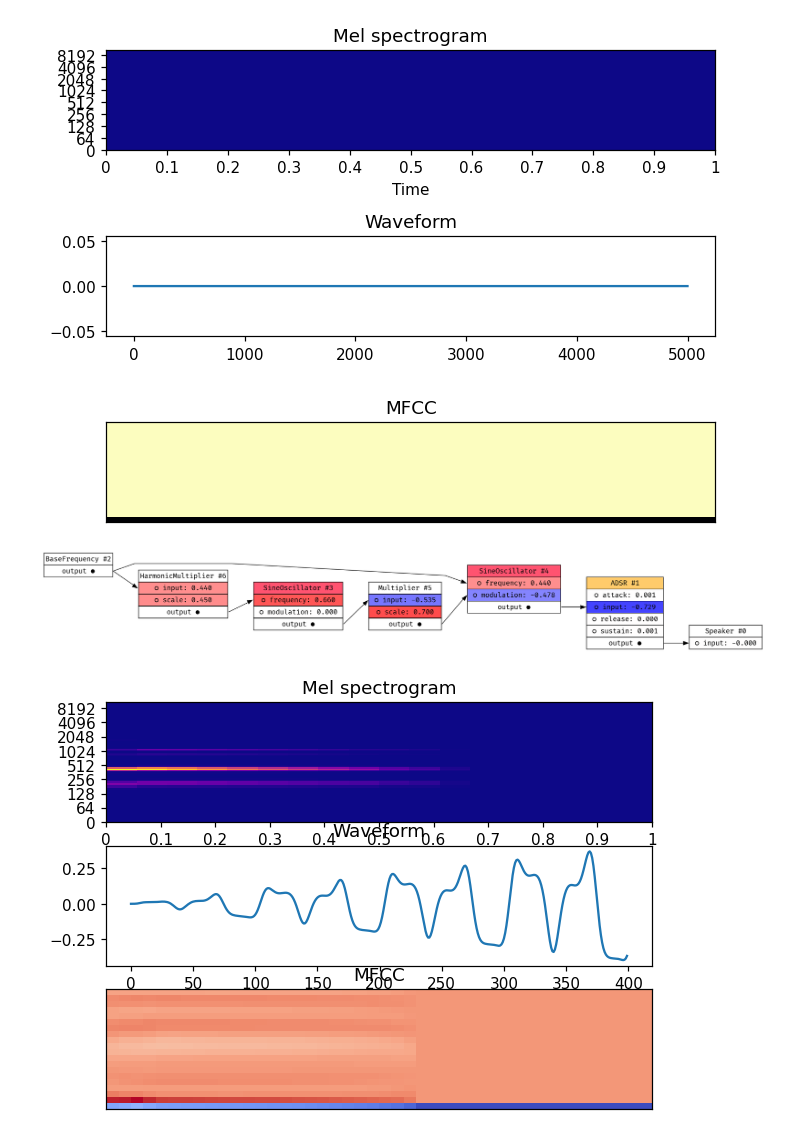
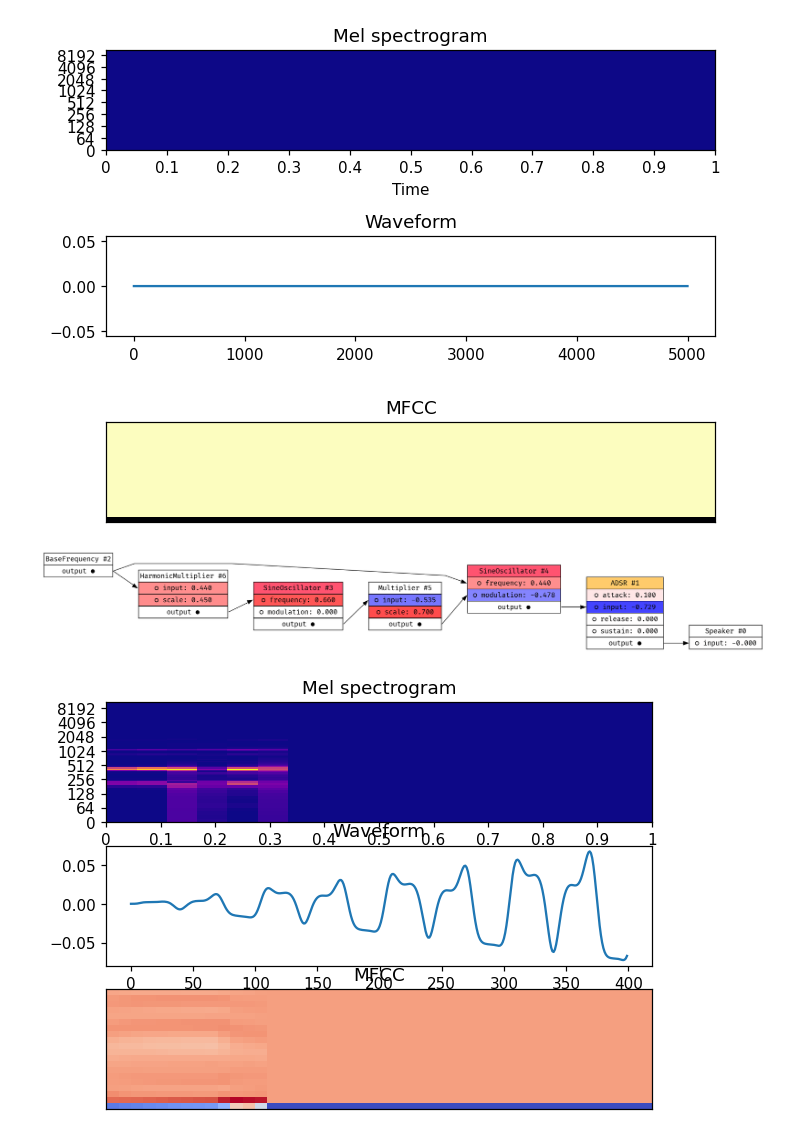
Before and after one commit to Wint3rmute/luthier, a Jupyter notebook: prototyping.ipynb, the cells around one changed output. Drawn from its saved outputs; the diff is of its cells as text; code cells hidden in the pictures.

```diff
--- a/prototyping.ipynb
+++ b/prototyping.ipynb
@@ -83,36 +83,37 @@ def one_operator_fm():
     graph = get_starting_graph()
 
     modulator = graph.add_node(SineOscillator())
     carrier = graph.add_node(SineOscillator())
     mod_index_scaler = graph.add_node(Multiplier())
     mod_freq_mult = graph.add_node(HarmonicMultiplier())
 
     graph.nodes[mod_index_scaler].inputs.scale = 0.70
     graph.nodes[mod_freq_mult].inputs.scale = 0.45
-    graph.nodes[1].inputs.attack = 0.001
-    graph.nodes[1].inputs.release = 0.0001
+    graph.nodes[1].inputs.attack = 0.1
+    graph.nodes[1].inputs.sustain = 0.0
+    graph.nodes[1].inputs.release = 0.0
 
     graph.patch(carrier, "output", 1, "input")
     graph.patch(2, "output", carrier, "frequency")
     graph.patch(2, "output", mod_freq_mult, "input" )
     graph.patch(mod_freq_mult, "output", modulator, "frequency")
     graph.patch(modulator, "output", mod_index_scaler, "input")
     graph.patch(mod_index_scaler, "output", carrier, "modulation")
 
     return graph
 
 target_graph = one_operator_fm()
 
 target_audio = target_graph.play(num_samples = SAMPLE_RATE * 1)
 display(Image(target_graph.draw()))
 
 fig, (ax1, ax2, ax3) = plt.subplots(3, 1, sharex=False, sharey=False)
 target_audio.plot_spectrogram(ax1)
 target_audio.plot_waveform(ax2)
 target_audio.plot_mfcc(ax3)
 # %% [output]
 [figure]
-[figure, old version]
+[figure, new version]
 # %%
 test_graph = one_operator_fm()
 
```
Also changed, not shown: parts of 6 cells of this notebook, 1 other file.
